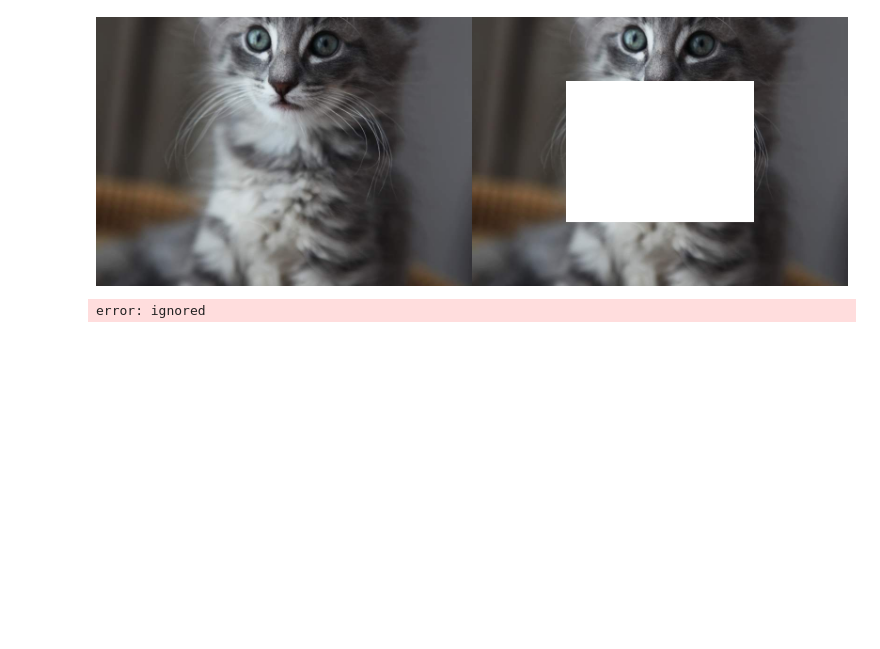
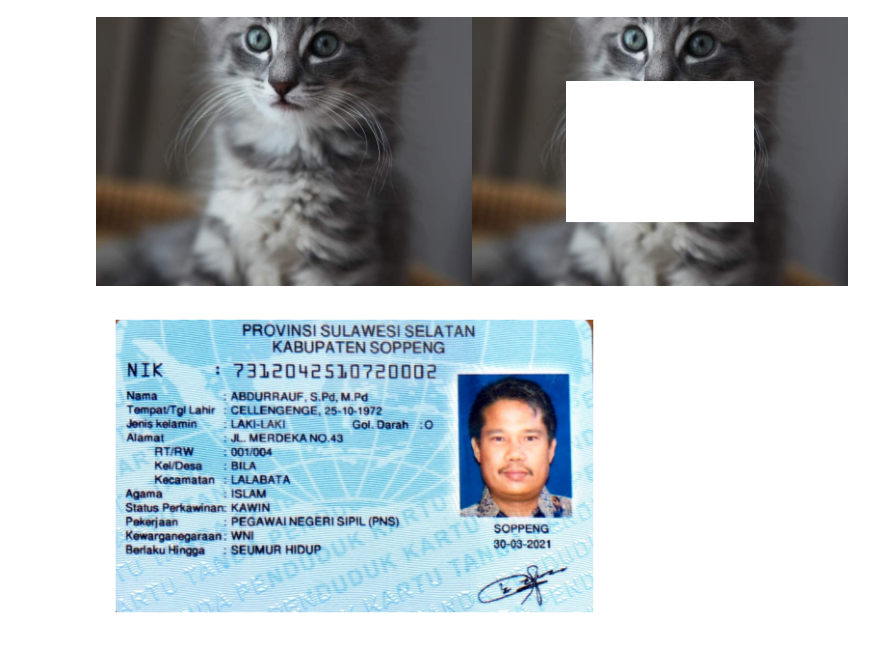
Before and after one commit to diasrachma/PVCK_2023, a Jupyter notebook: Week1.ipynb, the cells around one changed output. Saved outputs shown, nothing was run; the diff lists cells and outputs as text; code cells hidden in the pictures; blank space fills up the shorter version.

```diff
--- a/Week1.ipynb
+++ b/Week1.ipynb
@@ -103,19 +103,19 @@ cv2_imshow(final_frame)
 # %%
 import cv2
 import matplotlib.pyplot as plt
 
 # Ganti dengan path gambar lokal Anda
-image_path = ''
+image_path = '/content/KTP.png'
 
 # Membaca gambar menggunakan OpenCV
 image = cv2.imread(image_path)
 
 # Konversi warna gambar dari BGR ke RGB
 image_rgb = cv2.cvtColor(image, cv2.COLOR_BGR2RGB)
 
 
 plt.imshow(image_rgb)
 plt.axis('off')  # Menghilangkan sumbu koordinat
 plt.show()
 # %% [output]
-error: ignored
+[figure, added]
```
Also changed, not shown: parts of 2 cells of this notebook.
